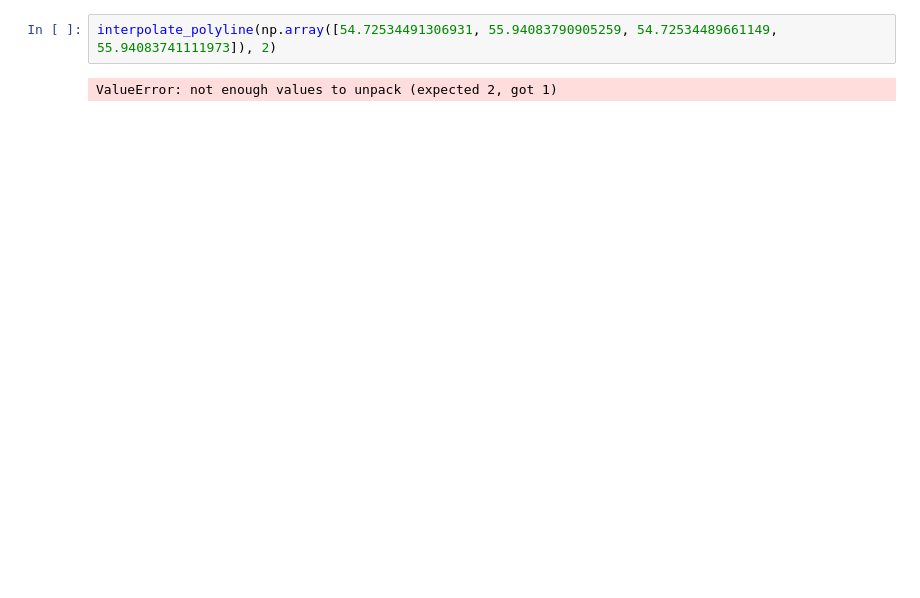
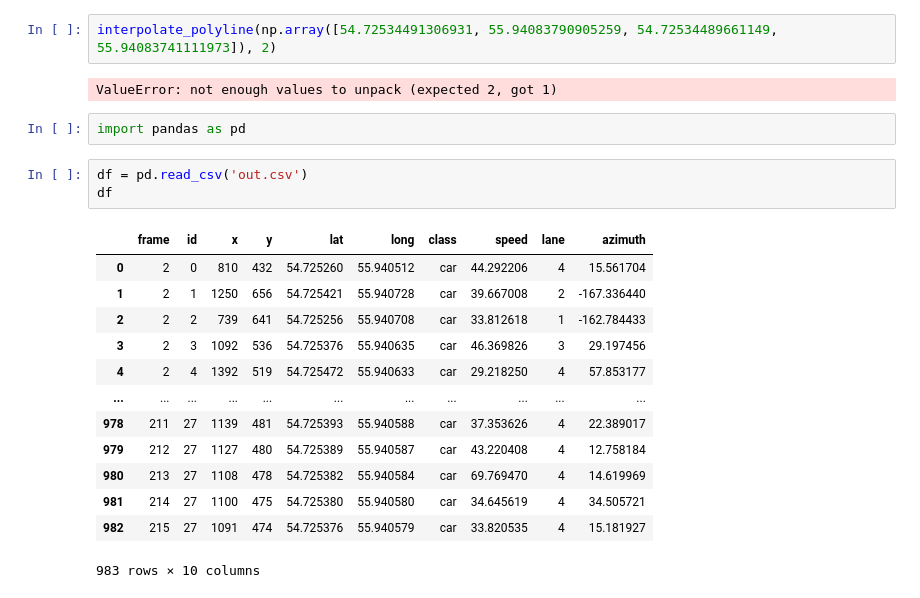
Before and after one commit to NoPainNoGane/yolov5_deepsort, a Jupyter notebook: check.ipynb, the cells around one changed output. Drawn from its saved outputs; the diff is of its cells as text; blank space fills up the shorter version.

Commit message:
added azimuth calc

```diff
--- a/check.ipynb
+++ b/check.ipynb
@@ -16,3 +23,22 @@ def interpolate_polyline(polyline, num_points):
 interpolate_polyline(np.array([54.72534491306931, 55.94083790905259, 54.72534489661149, 55.94083741111973]), 2)
 # %% [output]
 ValueError: not enough values to unpack (expected 2, got 1)
+# %%
+import pandas as pd
+# %%
+df = pd.read_csv('out.csv')
+df
+# %% [output]
+|  | frame | id | x | y | lat | long | class | speed | lane | azimuth |
+| 0 | 2 | 0 | 810 | 432 | 54.725260 | 55.940512 | car | 44.292206 | 4 | 15.561704 |
+| 1 | 2 | 1 | 1250 | 656 | 54.725421 | 55.940728 | car | 39.667008 | 2 | -167.336440 |
+| 2 | 2 | 2 | 739 | 641 | 54.725256 | 55.940708 | car | 33.812618 | 1 | -162.784433 |
+| 3 | 2 | 3 | 1092 | 536 | 54.725376 | 55.940635 | car | 46.369826 | 3 | 29.197456 |
+| 4 | 2 | 4 | 1392 | 519 | 54.725472 | 55.940633 | car | 29.218250 | 4 | 57.853177 |
+| ... | ... | ... | ... | ... | ... | ... | ... | ... | ... | ... |
+| 978 | 211 | 27 | 1139 | 481 | 54.725393 | 55.940588 | car | 37.353626 | 4 | 22.389017 |
+| 979 | 212 | 27 | 1127 | 480 | 54.725389 | 55.940587 | car | 43.220408 | 4 | 12.758184 |
+| 980 | 213 | 27 | 1108 | 478 | 54.725382 | 55.940584 | car | 69.769470 | 4 | 14.619969 |
+| 981 | 214 | 27 | 1100 | 475 | 54.725380 | 55.940580 | car | 34.645619 | 4 | 34.505721 |
+| 982 | 215 | 27 | 1091 | 474 | 54.725376 | 55.940579 | car | 33.820535 | 4 | 15.181927 |
+983 rows × 10 columns
```
Also changed, not shown: parts of 25 cells of this notebook, 5 other files.
